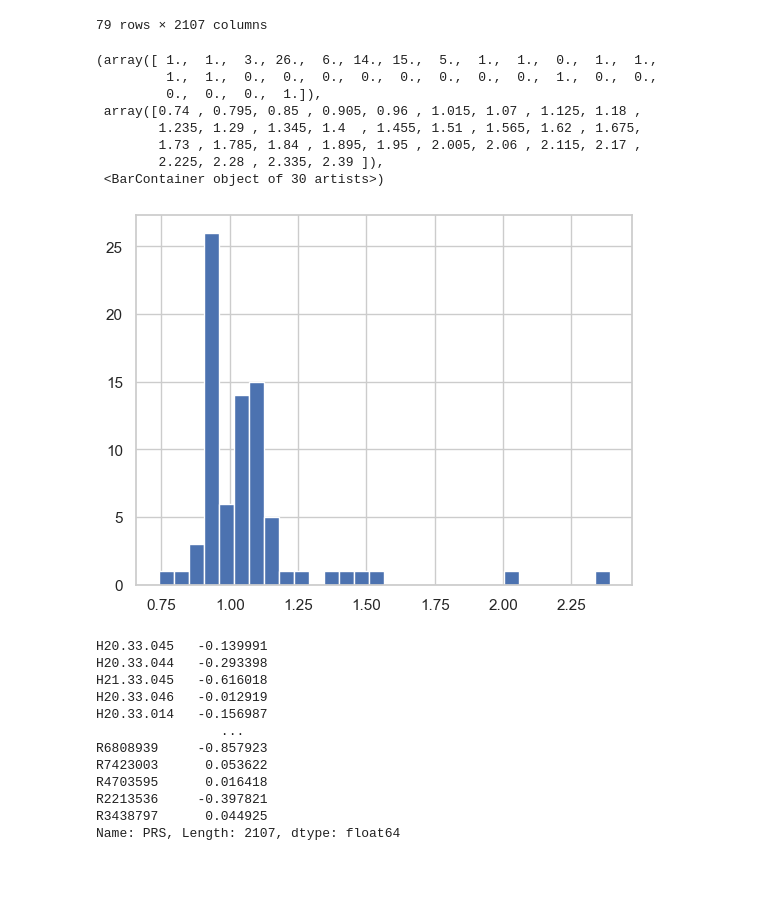
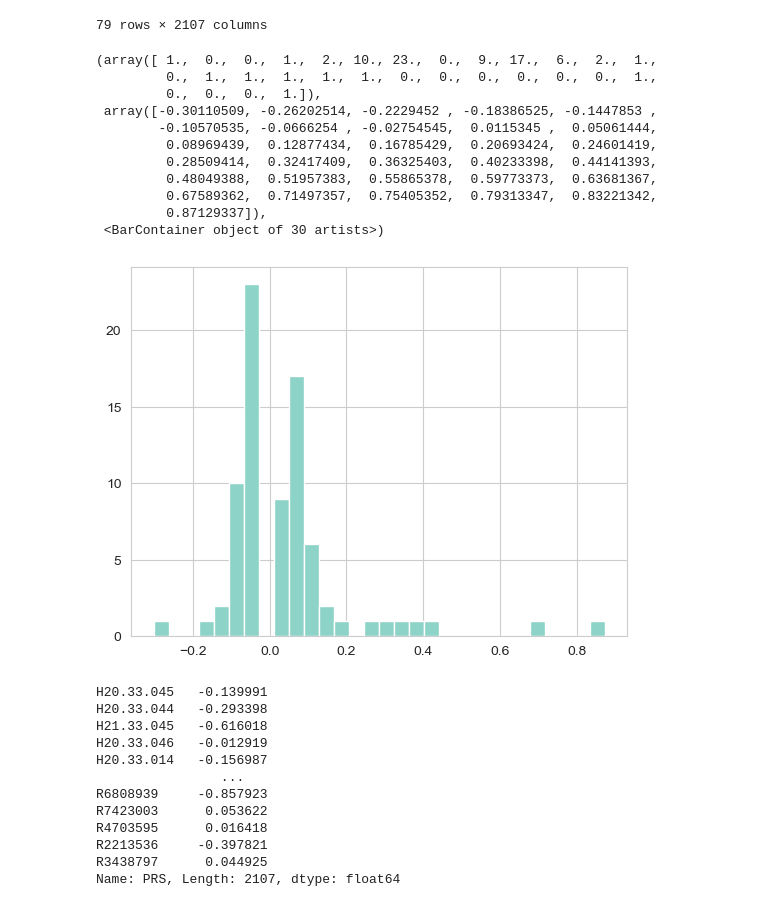
Before and after one commit to timoverlaan/scAGG, a Jupyter notebook: src/analysis/prs.ipynb, the cells around one changed output. Saved outputs shown, nothing was run; the diff lists cells and outputs as text; code cells hidden in the pictures; blank space fills up the shorter version.

```diff
--- a/src/analysis/prs.ipynb
+++ b/src/analysis/prs.ipynb
@@ -121,17 +121,20 @@ snps_fixed
 | rs56407236 | 0.006 | 0.013 | 0.163 | 0.002 | 0.215 | 0.496 | 0.004 | 0.047 | ... |
 79 rows × 2107 columns
 # %%
-plt.hist(weights["OR or BETA"], bins=30)
+plt.hist(weights["logOR"], bins=30)
 # %% [output]
-(array([ 1.,  1.,  3., 26.,  6., 14., 15.,  5.,  1.,  1.,  0.,  1.,  1.,
-         1.,  1.,  0.,  0.,  0.,  0.,  0.,  0.,  0.,  0.,  1.,  0.,  0.,
+(array([ 1.,  0.,  0.,  1.,  2., 10., 23.,  0.,  9., 17.,  6.,  2.,  1.,
+         0.,  1.,  1.,  1.,  1.,  1.,  0.,  0.,  0.,  0.,  0.,  0.,  1.,
          0.,  0.,  0.,  1.]),
- array([0.74 , 0.795, 0.85 , 0.905, 0.96 , 1.015, 1.07 , 1.125, 1.18 ,
-        1.235, 1.29 , 1.345, 1.4  , 1.455, 1.51 , 1.565, 1.62 , 1.675,
-        1.73 , 1.785, 1.84 , 1.895, 1.95 , 2.005, 2.06 , 2.115, 2.17 ,
-        2.225, 2.28 , 2.335, 2.39 ]),
+ array([-0.30110509, -0.26202514, -0.2229452 , -0.18386525, -0.1447853 ,
+        -0.10570535, -0.0666254 , -0.02754545,  0.0115345 ,  0.05061444,
+         0.08969439,  0.12877434,  0.16785429,  0.20693424,  0.24601419,
+         0.28509414,  0.32417409,  0.36325403,  0.40233398,  0.44141393,
+         0.48049388,  0.51957383,  0.55865378,  0.59773373,  0.63681367,
+         0.67589362,  0.71497357,  0.75405352,  0.79313347,  0.83221342,
+         0.87129337]),
  <BarContainer object of 30 artists>)
-[figure, old version]
+[figure, new version]
 # %%
 prss = (np.array(snps_fixed) * weights["logOR"].values.reshape(-1, 1)).sum(axis=0)
 prss = pd.Series(prss, index=snps.columns, name="PRS")
```
Also changed, not shown: parts of 3 cells of this notebook, 1 other file.
